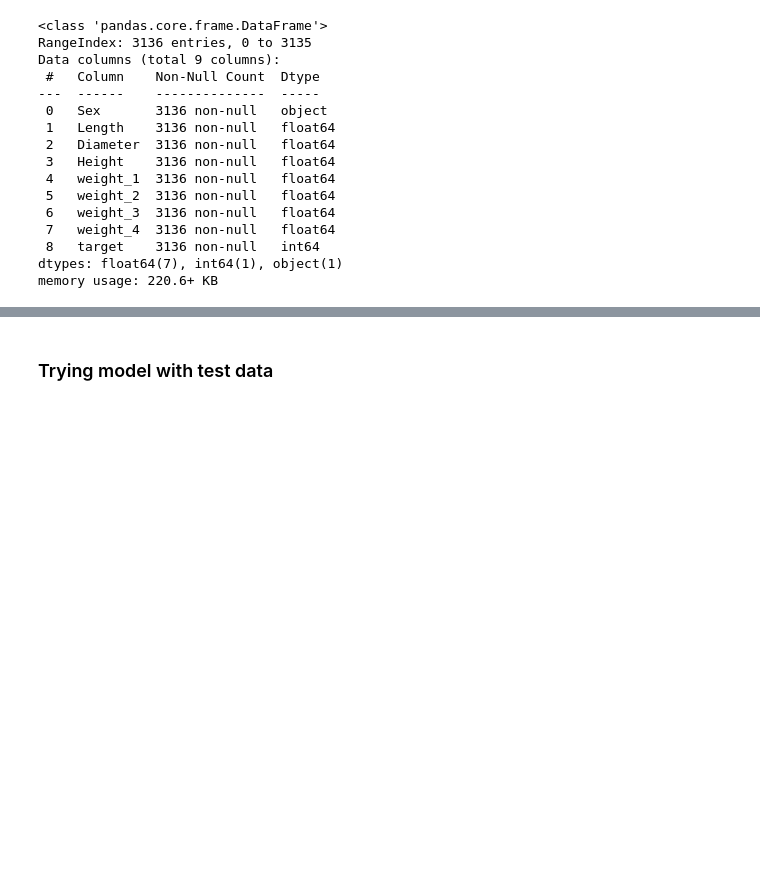
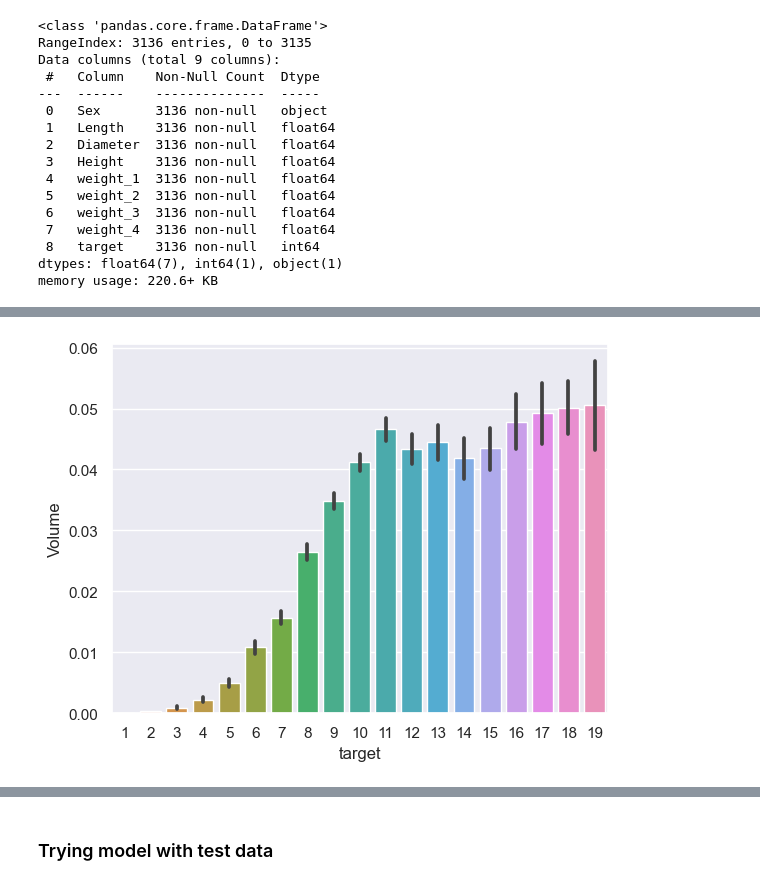
Before and after one commit to danorel/kma-ml-1, a Jupyter notebook: humanity.ipynb, the cells around one changed output, grey strips where cells are left out. Saved outputs shown, nothing was run; the diff lists cells and outputs as text; code cells hidden in the pictures; blank space fills up the shorter version.

```diff
--- a/humanity.ipynb
+++ b/humanity.ipynb
@@ -68 +91,5 @@ memory usage: 220.6+ KB
+# %%
+USE_FEATURE_EXTRACTION = True
+USE_FEATURE_SCALING = True
+USE_OUTLIER_DETECTION = True
 # %% [markdown]
@@ -75,3 +101,6 @@ df = df[(np.abs(stats.zscore(df)) < 3).all(axis=1)]
 # %%
-df['Volume'] = df['Length'] * df['Diameter'] * df['Height']
-df.drop(['Length', 'Diameter', 'Height'], axis=1, inplace=True)
+if USE_FEATURE_EXTRACTION:
+    df['Volume'] = df['Length'] * df['Diameter'] * df['Height']
+    df.drop(['Length', 'Diameter', 'Height'], axis=1, inplace=True)
+    df['Weight'] = df['weight_1'] * df['weight_2'] * df['weight_3'] * df['weight_4']
+    df.drop(['weight_1', 'weight_2', 'weight_3', 'weight_4'], axis=1, inplace=True)
@@ -77,0 +109,12 @@ df.drop(['Length', 'Diameter', 'Height'], axis=1, inplace=True)
+# %%
+if USE_FEATURE_SCALING:
+    from sklearn.preprocessing import StandardScaler
+    scaler = StandardScaler()
+    if USE_FEATURE_EXTRACTION:
+        scaling_columns = ["Volume", "Weight"]
+    else:
+        scaling_columns = ['Length', 'Diameter', 'Height', 'weight_1', 'weight_2', 'weight_3', 'weight_4']
+    df[scaling_columns] = scaler.fit_transform(df[scaling_columns])
+
+if USE_OUTLIER_DETECTION:
+    df = df[(np.abs(stats.zscore(df)) < 3).all(axis=1)]
@@ -77,0 +130,6 @@ df.drop(['Length', 'Diameter', 'Height'], axis=1, inplace=True)
+# %%
+if USE_BARPLOTS:
+    if USE_FEATURE_EXTRACTION:
+        sns.barplot(x=df['target'], y=df['Volume']);
+# %% [output]
+[figure, added]
```
Also changed, not shown: parts of 21 cells of this notebook, 4 other files.
